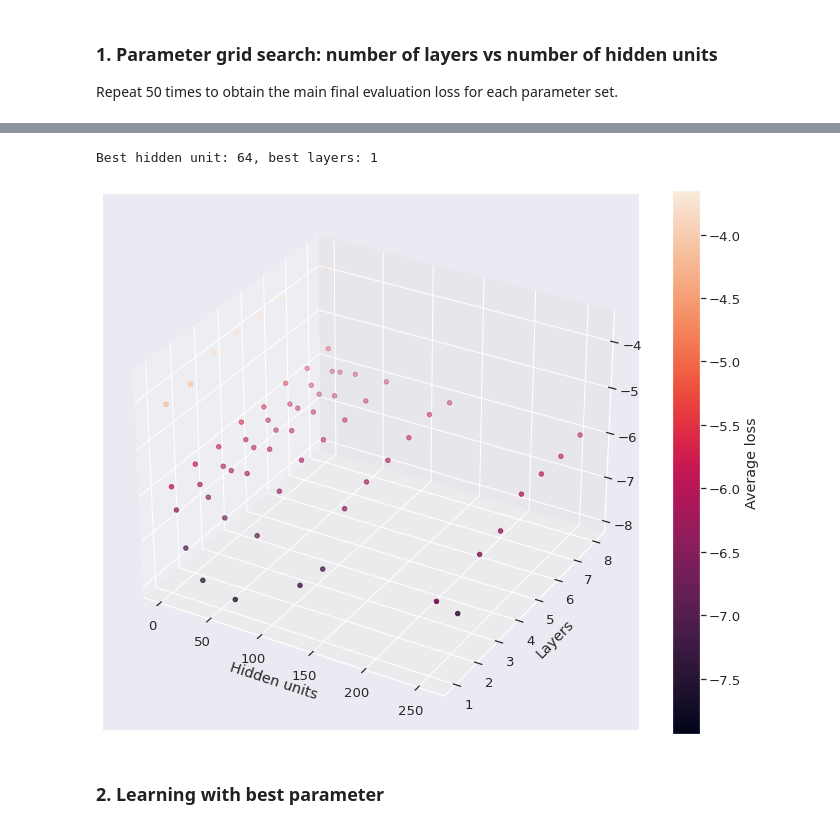
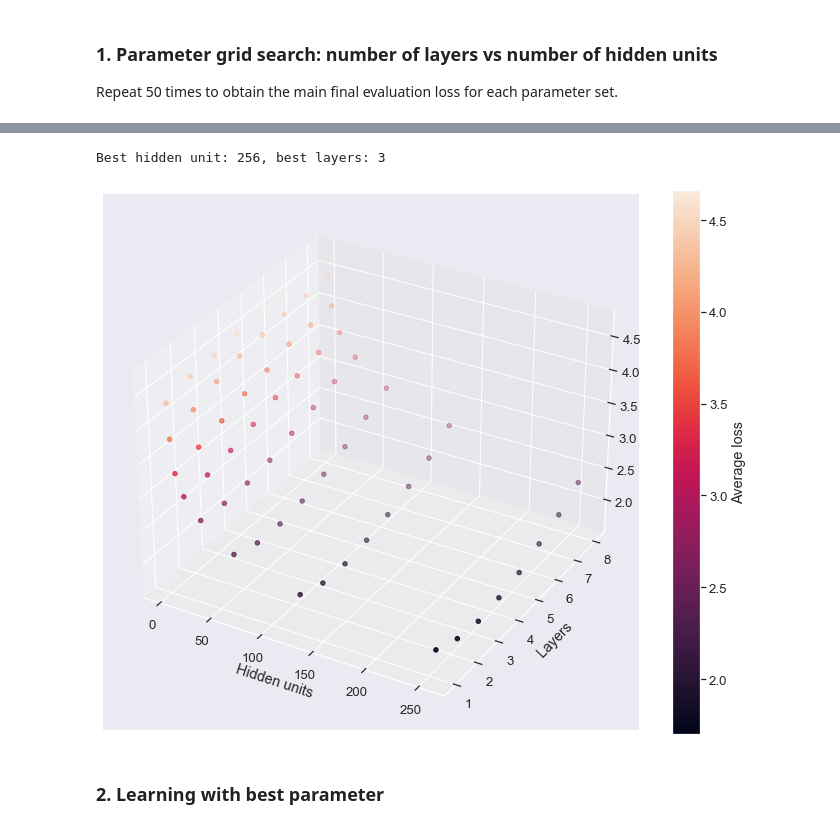
Before and after one commit to cngzlsh/BrainNet, a Jupyter notebook: experiments.ipynb, the cells around one changed output, grey strips where cells are left out. Saved outputs shown, nothing was run; the diff lists cells and outputs as text; code cells hidden in the pictures.

Commit message:
param search

```diff
--- a/experiments.ipynb
+++ b/experiments.ipynb
@@ -94,11 +108,11 @@ KeyboardInterrupt:
 # %%
 r, c = find_argmin_in_matrix(avg_final_eval_loss)
 print(f'Best hidden unit: {hidden_dims[r]}, best layers: {n_layerss[c]}')
-plot_3d_scatter(x=hidden_dims, y=n_layerss, z=np.log(avg_final_eval_loss),
-               x_label='Hidden units', y_label='Layers', z_label='Average loss', fname='param_search_log_ff')
+plot_3d_scatter(x=hidden_dims, y=n_layerss, z=avg_final_eval_loss,
+               x_label='Hidden units', y_label='Layers', z_label='Average loss', fname='param_search_ff')
 # %% [output]
-Best hidden unit: 64, best layers: 1
+Best hidden unit: 256, best layers: 3
-[figure, old version]
+[figure, new version]
 # %% [markdown]
 ###  2. Learning with best parameter
 # %%
```
Also changed, not shown: parts of 2 cells of this notebook, 2 other files.
